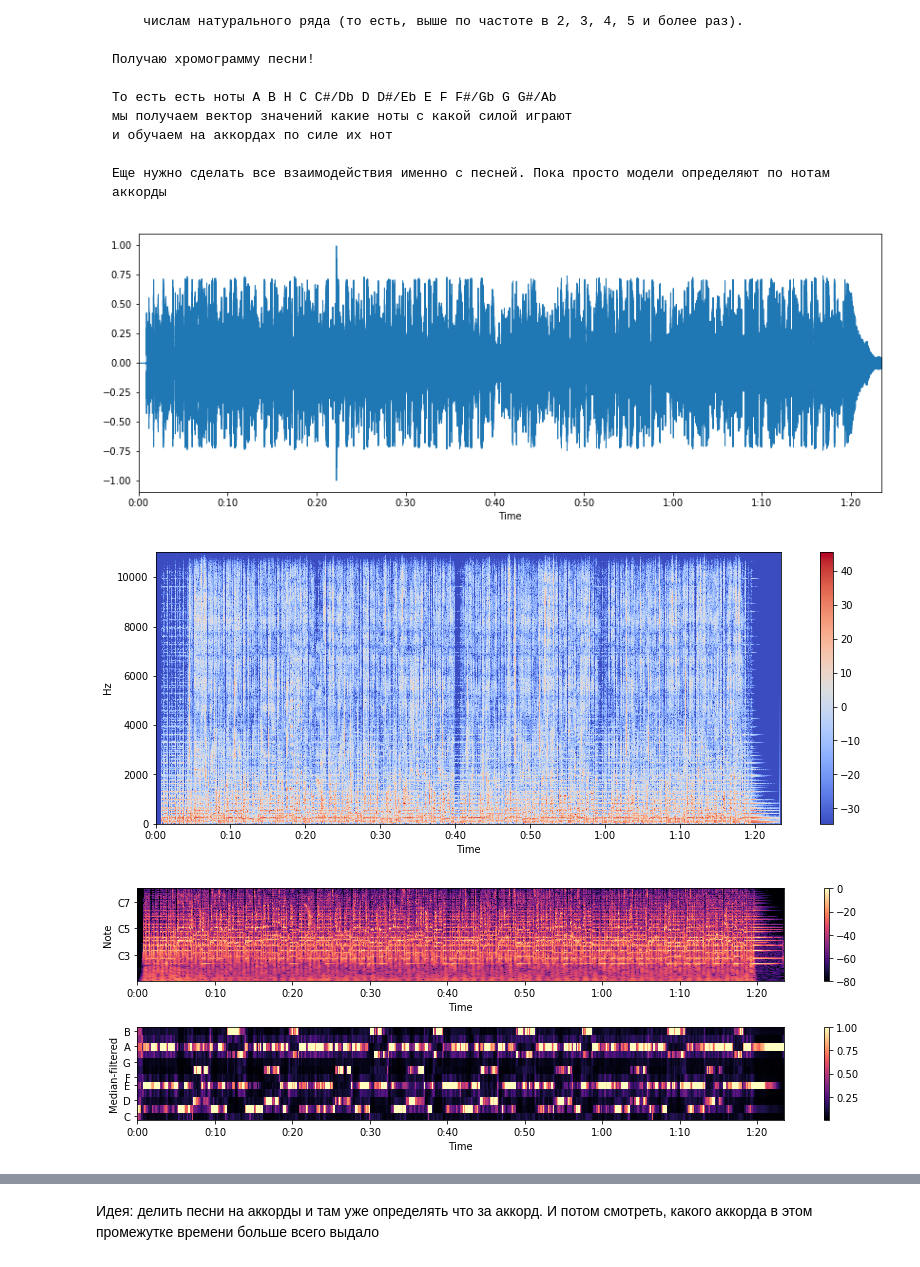
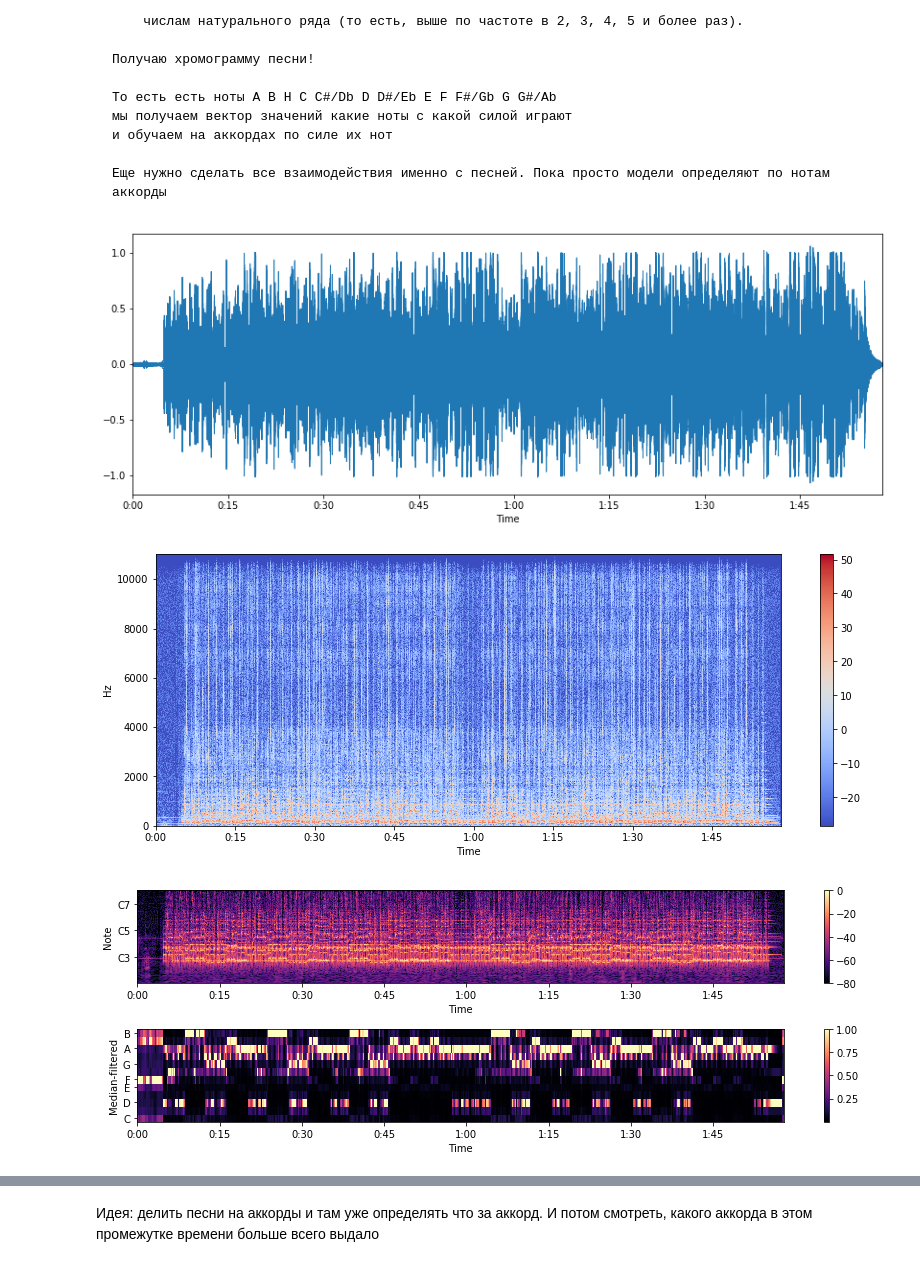
Before and after one commit to Abvbobko/chords_recognition, a Jupyter notebook: chords_recognition.ipynb, the cells around one changed output, grey strips where cells are left out. Saved outputs shown, nothing was run; the diff lists cells and outputs as text; code cells hidden in the pictures.

```diff
--- a/chords_recognition.ipynb
+++ b/chords_recognition.ipynb
@@ -25,6 +25,7 @@
 # %%
 CHORD_PATH_FOR_TEST = "D:\\iba_project_data\\Guitar_Only\\c\\c8.wav"
 TMP_SONG = "tmp.wav"
+OTHER_TMP_SONG = "tmp2.wav"
 # %%
 %matplotlib inline
 
@@ -126,12 +127,12 @@ def get_chromagram(file_path, with_graphics=False):
         plt.tight_layout()
     return chroma_smooth
 # %%
-Xdb, sr = get_spec_from_wav(TMP_SONG, True)
+Xdb, sr = get_spec_from_wav(OTHER_TMP_SONG, True)
 # %% [output]
-[figure, old version]
+[figure, new version]
-[figure, old version]
+[figure, new version]
 # %%
-a = get_chromagram(TMP_SONG, True)
+a = get_chromagram(OTHER_TMP_SONG, True)
 # %% [output]
-[figure, old version]
+[figure, new version]
 # %%
```
Also changed, not shown: parts of 36 cells of this notebook.
